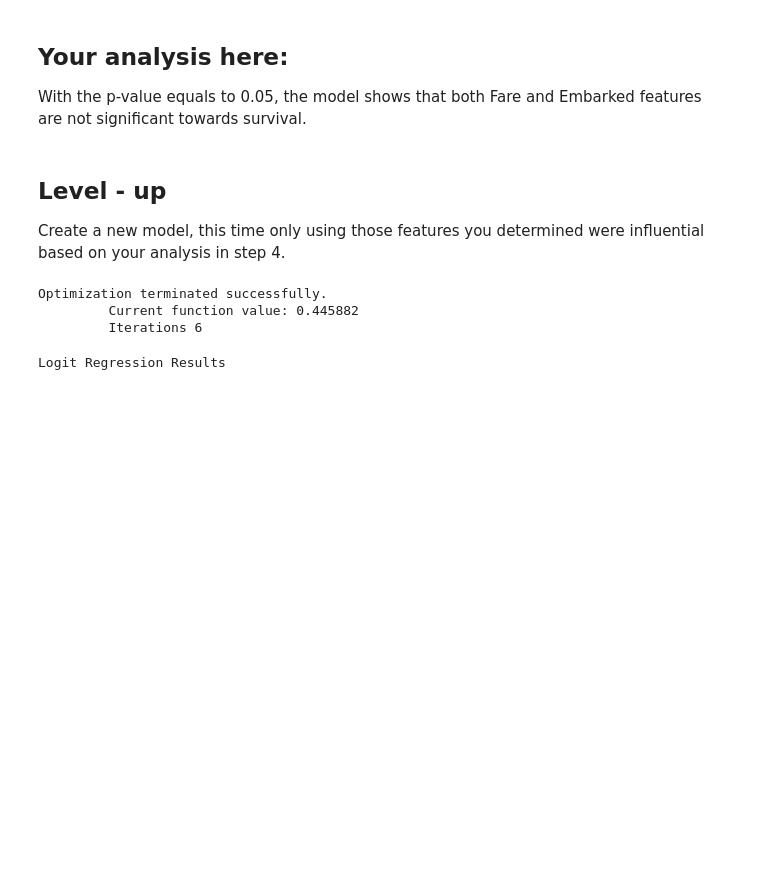
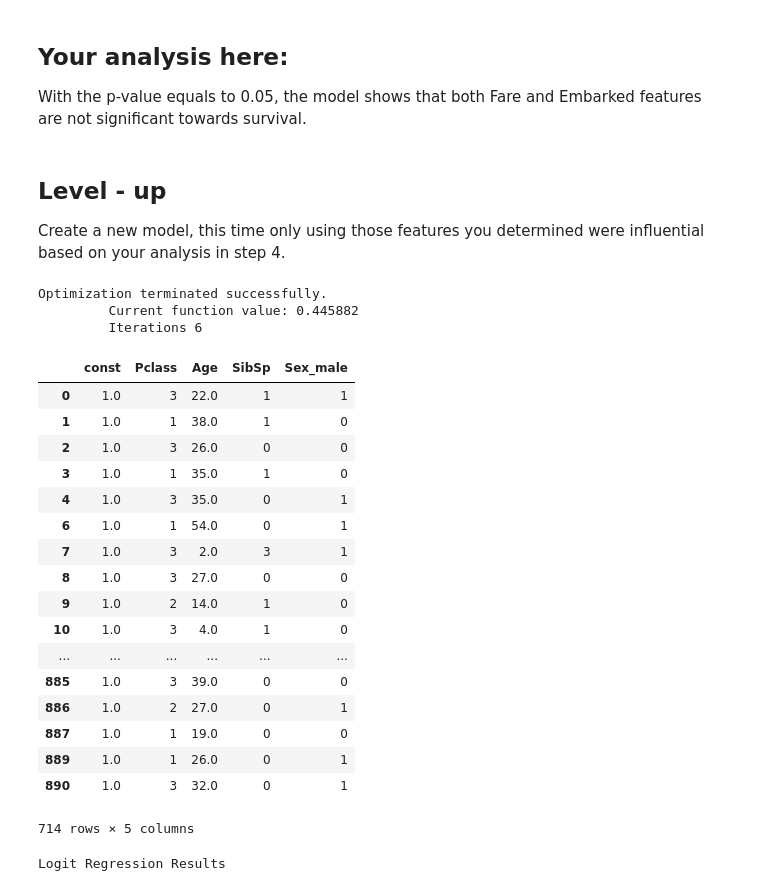
Before and after one commit to ericauuu/dsc-fitting-a-logistic-regression-model-lab-seattle-ds-062419, a Jupyter notebook: index.ipynb, the cells around one changed output. Cells and saved outputs as stored; diff of their text form; code cells hidden in the pictures; blank space fills up the shorter version.

```diff
--- a/index.ipynb
+++ b/index.ipynb
@@ -126,18 +126,37 @@ Create a new model, this time only using those features you determined were infl
 # %%
 x_feats = ['Pclass', 'Sex', 'Age', 'SibSp']
 X = pd.get_dummies(titanic_df[x_feats], drop_first=True)
 y = titanic_df['Survived'].astype(float)
 
 X = X.dropna()
 y = y[y.index.isin(X.index)]
 
 X = sm.tools.add_constant(X)
 logit_model = sm.Logit(y, X)
 result = logit_model.fit()
+X
 # %% [output]
 Optimization terminated successfully.
          Current function value: 0.445882
          Iterations 6
+|  | const | Pclass | Age | SibSp | Sex_male |
+| 0 | 1.0 | 3 | 22.0 | 1 | 1 |
+| 1 | 1.0 | 1 | 38.0 | 1 | 0 |
+| 2 | 1.0 | 3 | 26.0 | 0 | 0 |
+| 3 | 1.0 | 1 | 35.0 | 1 | 0 |
+| 4 | 1.0 | 3 | 35.0 | 0 | 1 |
+| 6 | 1.0 | 1 | 54.0 | 0 | 1 |
+| 7 | 1.0 | 3 | 2.0 | 3 | 1 |
+| 8 | 1.0 | 3 | 27.0 | 0 | 0 |
+| 9 | 1.0 | 2 | 14.0 | 1 | 0 |
+| 10 | 1.0 | 3 | 4.0 | 1 | 0 |
+| ... | ... | ... | ... | ... | ... |
+| 885 | 1.0 | 3 | 39.0 | 0 | 0 |
+| 886 | 1.0 | 2 | 27.0 | 0 | 1 |
+| 887 | 1.0 | 1 | 19.0 | 0 | 0 |
+| 889 | 1.0 | 1 | 26.0 | 0 | 1 |
+| 890 | 1.0 | 3 | 32.0 | 0 | 1 |
+714 rows × 5 columns
 # %%
 result.summary()
 # %% [output]
```
